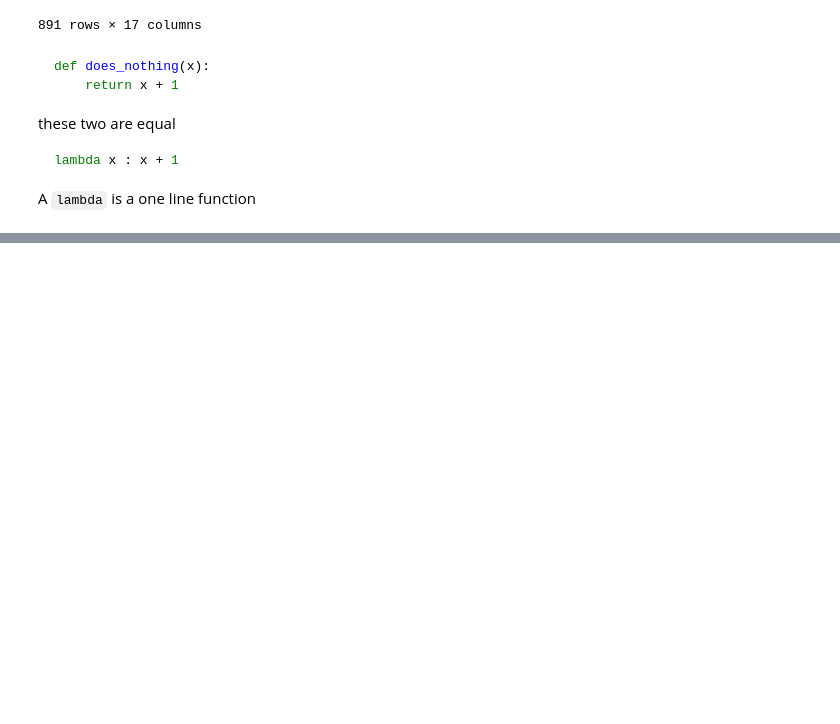
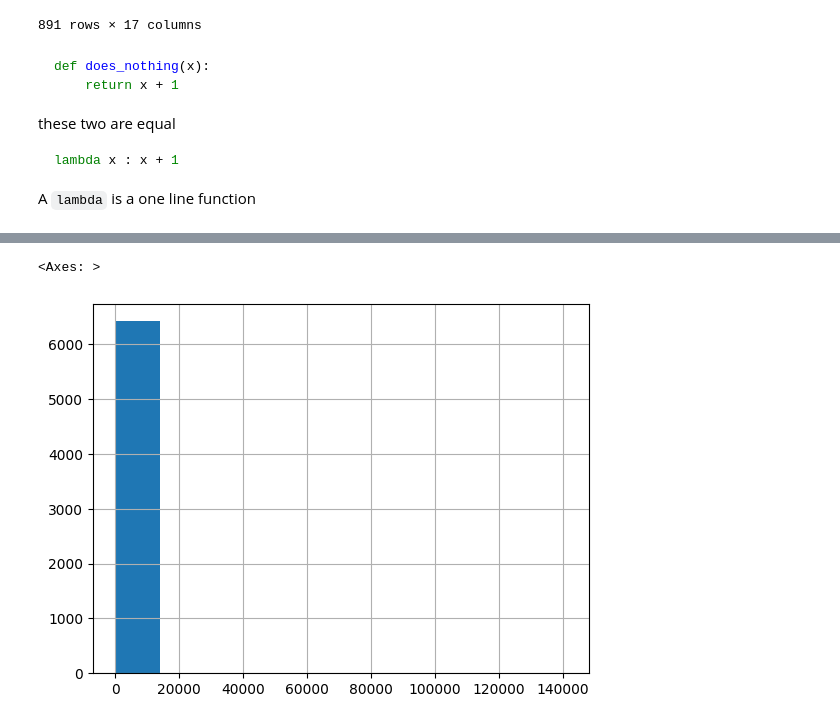
Before and after one commit to bipin-a/aidi-1100, a Jupyter notebook: lecture_material/Week6.ipynb, the cells around one changed output, grey strips where cells are left out. Drawn from its saved outputs; the diff is of its cells as text; code cells hidden in the pictures; blank space fills up the shorter version.

```diff
--- a/lecture_material/Week6.ipynb
+++ b/lecture_material/Week6.ipynb
@@ -2722,0 +2839,2 @@ A `lambda` is a one line function
+# %%
+taxis = sns.load_dataset('taxis')
@@ -2722,0 +2860,12 @@ A `lambda` is a one line function
+# %%
+# Total dollars per hour
+taxis['duration'] = (taxis['dropoff'] - taxis['pickup']).dt.total_seconds()/3600
+taxis['total_per_hour'] = (taxis['total'] / taxis['duration'])
+# %%
+taxis['total_per_hour'] = taxis['total_per_hour'].replace(np.inf, np.nan)
+# %%
+taxis['total_per_hour'].hist()
+# hint: bins, log xaxis
+# %% [output]
+<Axes: >
+[figure, added]
```
Also changed, not shown: parts of 71 cells of this notebook.
